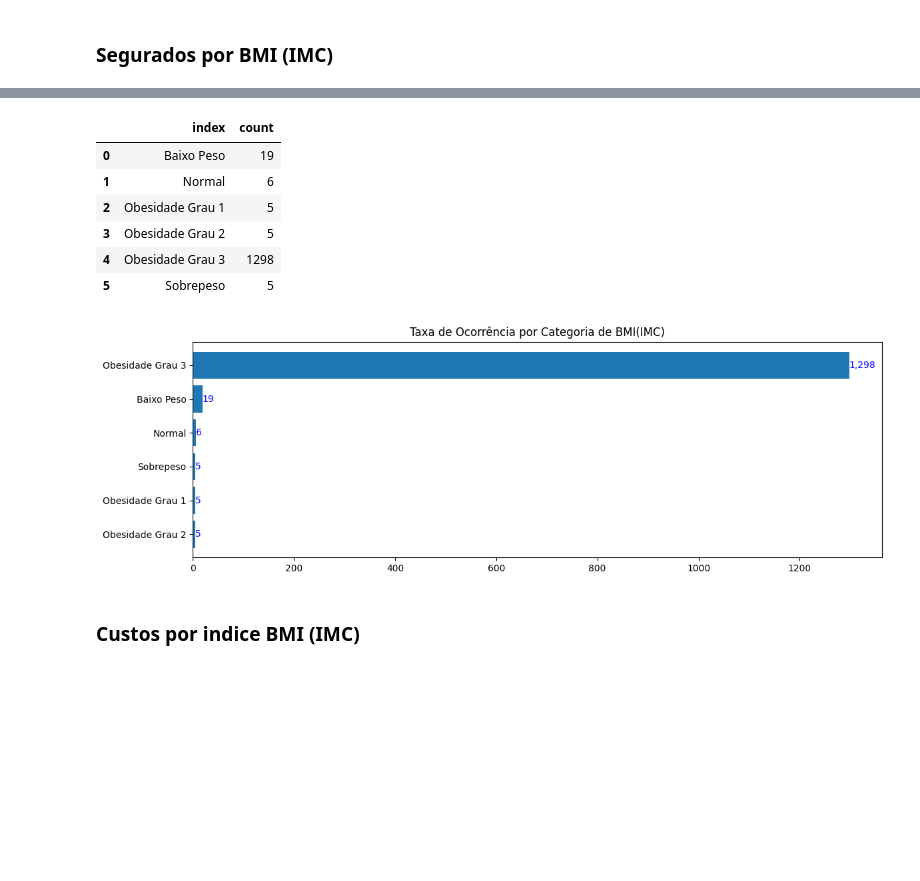
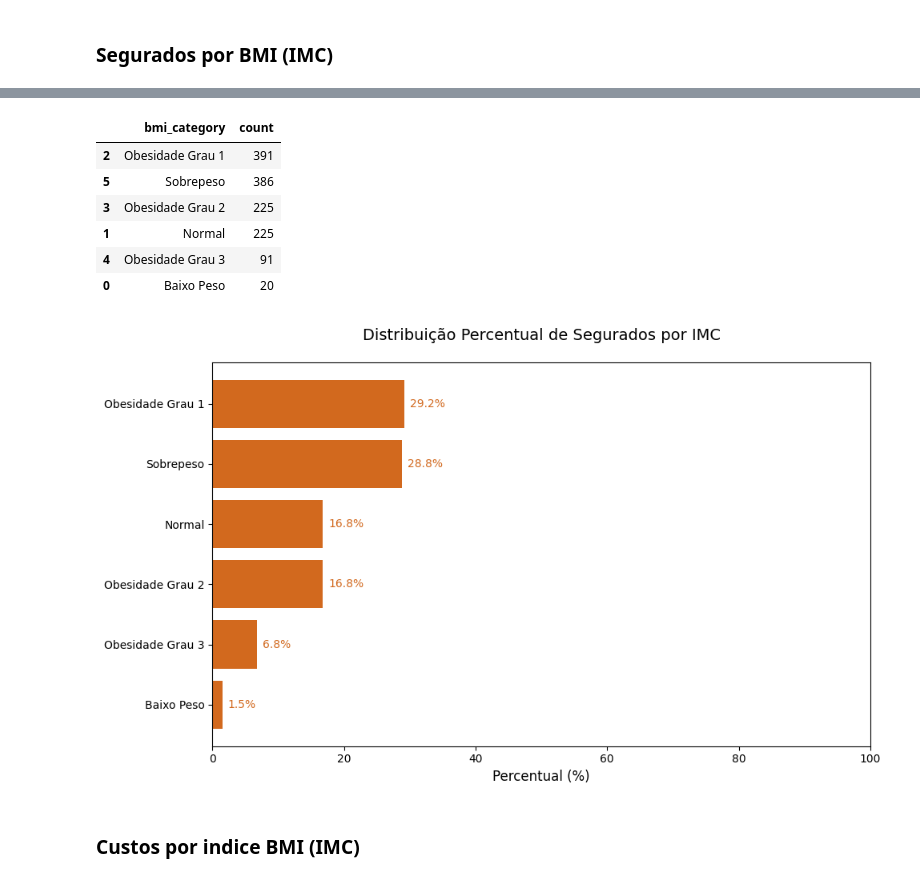
Before and after one commit to fabiobaroliveira/projeto_seguradora_seguro_saude, a Jupyter notebook: analise_exploratoria_seguro_saude.ipynb, the cells around one changed output, grey strips where cells are left out. Saved outputs shown, nothing was run; the diff lists cells and outputs as text; code cells hidden in the pictures; blank space fills up the shorter version.

```diff
--- a/analise_exploratoria_seguro_saude.ipynb
+++ b/analise_exploratoria_seguro_saude.ipynb
@@ -335,35 +349,50 @@ df.head()
 # %%
 # Agrupar dados e contar a ocorrência
-taxa_bmi = df.groupby(bmi_category).size().reset_index(name='count')
+taxa_bmi = df.groupby('bmi_category').size().reset_index(name='count')
+
+# Ordernar
+taxa_bmi = taxa_bmi.sort_values(by='count', ascending=False)
 
 display(taxa_bmi)
 # %% [output]
-|  | index | count |
-| 0 | Baixo Peso | 19 |
-| 1 | Normal | 6 |
-| 2 | Obesidade Grau 1 | 5 |
-| 3 | Obesidade Grau 2 | 5 |
-| 4 | Obesidade Grau 3 | 1298 |
-| 5 | Sobrepeso | 5 |
+|  | bmi_category | count |
+| 2 | Obesidade Grau 1 | 391 |
+| 5 | Sobrepeso | 386 |
+| 3 | Obesidade Grau 2 | 225 |
+| 1 | Normal | 225 |
+| 4 | Obesidade Grau 3 | 91 |
+| 0 | Baixo Peso | 20 |
 # %%
 # Agrupando dados
-taxa_bmi = df.groupby(bmi_category).size()
+taxa_bmi = df.groupby('bmi_category').size()
+
+# Transformar em porcentagem
+total_bmi = taxa_bmi.sum()
+porcentagem_bmi = (taxa_bmi / total_bmi) * 100
 
 # Ordena os valores em ordem crescente
-taxa_bmi = taxa_bmi.sort_values()
+porcentagem_bmi = porcentagem_bmi.sort_values()
 
 # Cria o gráfico
-plt.figure(figsize=(12,4))
-barras =  plt.barh(taxa_bmi.index, taxa_bmi.values)
+plt.figure(figsize=(10, 6))
+barras = plt.barh(porcentagem_bmi.index, porcentagem_bmi.values,
+                  color=['chocolate'] * len(porcentagem_bmi))
+
+# Adiciona os rótulos com formatação
 plt.bar_label(barras,
-              labels=[f'{x:,}' for x in taxa_bmi.values], # formatacao de milhar no rotulo
-              fontsize=10,
-              color='blue')
-plt.title('Taxa de Ocorrência por Categoria de BMI(IMC)')
+             labels=[f'{x:.1f}%' for x in porcentagem_bmi.values],
+             fontsize=10,
+             padding=5,
+             color='chocolate')
+
+# Melhorias no layout
+plt.title('Distribuição Percentual de Segurados por IMC', fontsize=14, pad=20)
+plt.xlabel('Percentual (%)', fontsize=12)
+plt.xlim(0, 100)
 plt.tight_layout()
 plt.show()
 # %% [output]
-[figure, old version]
+[figure, new version]
 # %% [markdown]
 ### Custos por indice BMI (IMC)
 # %%
```
Also changed, not shown: parts of 28 cells of this notebook.
